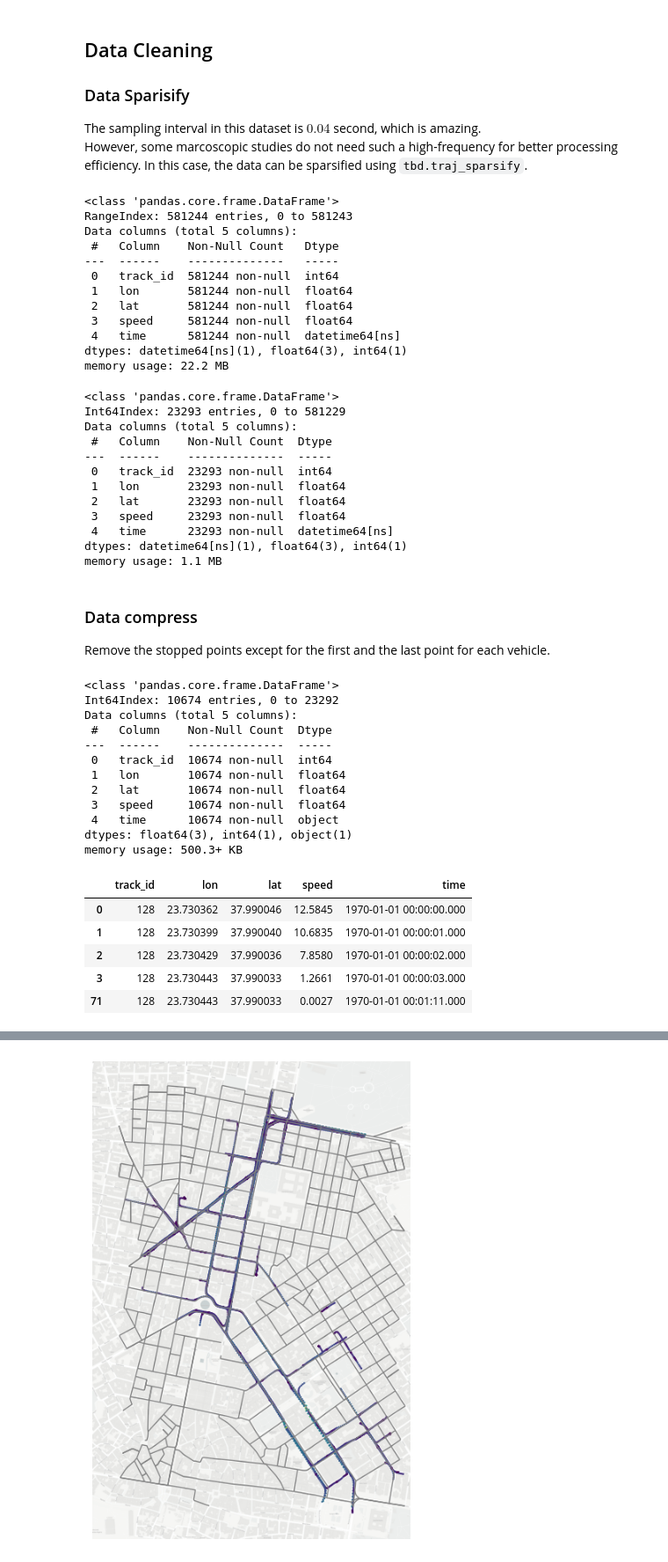
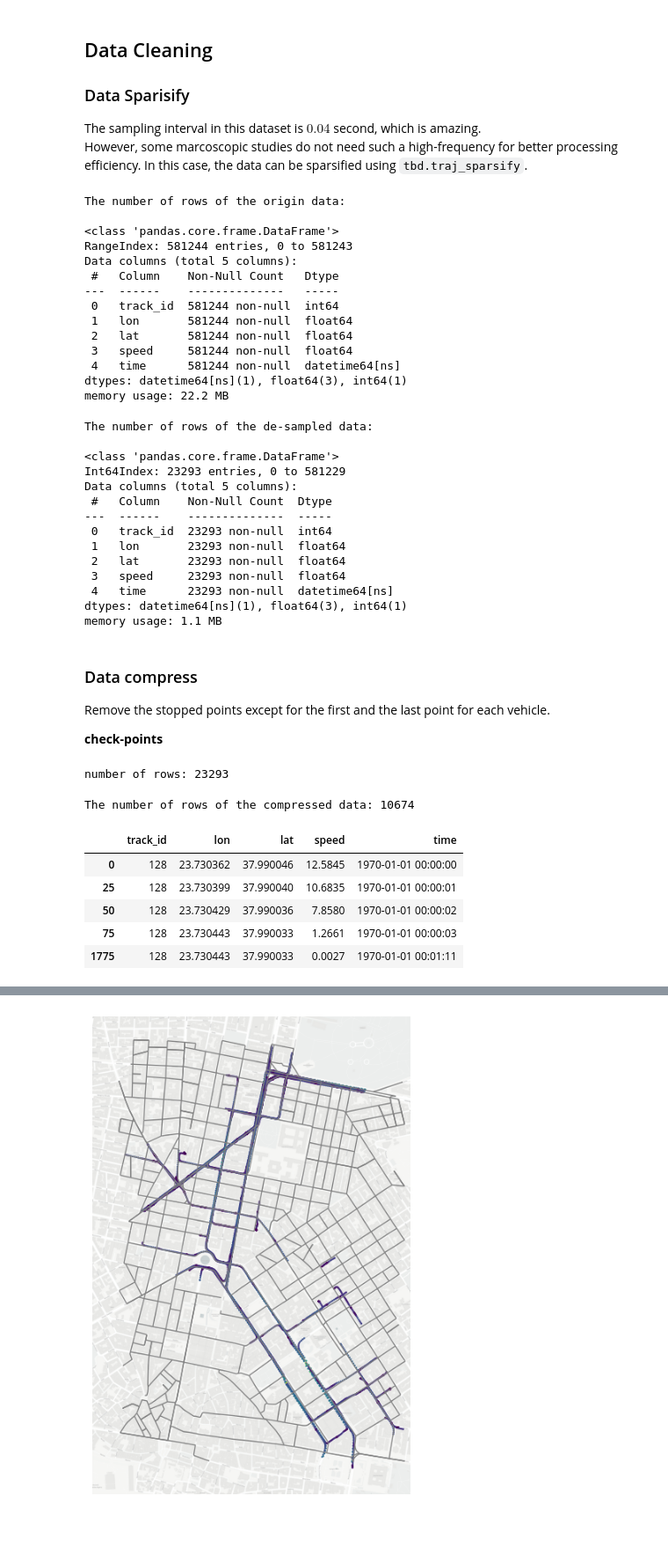
Before and after one commit to ni1o1/transbigdata, a Jupyter notebook: example/Example 4-pNEUMA trajectory dataset processing.ipynb, the cells around one changed output, grey strips where cells are left out. Shown at 88% size. Drawn from its saved outputs; the diff is of its cells as text; code cells hidden in the pictures; blank space fills up the shorter version.

```diff
--- a/example/Example 4-pNEUMA trajectory dataset processing.ipynb
+++ b/example/Example 4-pNEUMA trajectory dataset processing.ipynb
@@ -100,9 +110,12 @@ plt.axis('off');
 The sampling interval in this dataset is $0.04$ second, which is amazing.
 However, some marcoscopic studies do not need such a high-frequency for better processing efficiency. In this case, the data can be sparsified using `tbd.traj_sparsify`.
 # %%
-# the origin data
+# let's check the origin data again
+print('The number of rows of the origin data: \n')
 data.info()
 # %% [output]
+The number of rows of the origin data:
+
 <class 'pandas.core.frame.DataFrame'>
 RangeIndex: 581244 entries, 0 to 581243
 Data columns (total 5 columns):
@@ -116,12 +129,19 @@ Data columns (total 5 columns):
 dtypes: datetime64[ns](1), float64(3), int64(1)
 memory usage: 22.2 MB
 # %%
+# change the sampling frequency to 0.4 second
 data_sparsify = tbd.traj_sparsify(data,
                                   col=['track_id', 'time', 'lon', 'lat'],
                                   timegap=0.4,
                                   method='subsample') # do not using interpolate method
+print('The number of rows of the de-sampled data: \n')
 data_sparsify.info()
+
+# check-points (please do not activate the following code)
+# data_sparsify.to_csv('data/data_sparsify.csv', index=None)
 # %% [output]
+The number of rows of the de-sampled data:
+
 <class 'pandas.core.frame.DataFrame'>
 Int64Index: 23293 entries, 0 to 581229
 Data columns (total 5 columns):
@@ -140,30 +158,35 @@ data_sparsify.to_csv('data/data_sparsify.csv', index=None)
 ### Data compress
 
 Remove the stopped points except for the first and the last point for each vehicle.
+
+**check-points**
+# %%
+import transbigdata as tbd
+import pandas as pd
+import geopandas as gpd
+import matplotlib.pyplot as plt
+import osmnx as ox
+import os
+
+path = 'data/data_sparsify.csv'
+if os.path.exists(path):
+    data_sparsify = pd.read_csv('data/data_sparsify.csv')
+    print('number of rows:', len(data_sparsify))
+else:
+    print('no such a file, please check again')
+# %% [output]
+number of rows: 23293
 # %%
 # using TBD to clean the stopping points
-data_sparsify = pd.read_csv('data/data_sparsify.csv')
 data_sparsify_clean = tbd.clean_same(data_sparsify, col=['track_id', 'time', 'lon', 'lat'])
-data_sparsify_clean.info()
+print('The number of rows of the compressed data:', len(data_sparsify_clean))
+
+data_sparsify_clean.head()
 # %% [output]
-<class 'pandas.core.frame.DataFrame'>
-Int64Index: 10674 entries, 0 to 23292
-Data columns (total 5 columns):
- #   Column    Non-Null Count  Dtype
----  ------    --------------  -----
- 0   track_id  10674 non-null  int64
- 1   lon       10674 non-null  float64
- 2   lat       10674 non-null  float64
- 3   speed     10674 non-null  float64
- 4   time      10674 non-null  object
-dtypes: float64(3), int64(1), object(1)
-memory usage: 500.3+ KB
+The number of rows of the compressed data: 10674
+|  | track_id | lon | lat | speed | time |
+| 0 | 128 | 23.730362 | 37.990046 | 12.5845 | 1970-01-01 00:00:00 |
+| 25 | 128 | 23.730399 | 37.990040 | 10.6835 | 1970-01-01 00:00:01 |
+| 50 | 128 | 23.730429 | 37.990036 | 7.8580 | 1970-01-01 00:00:02 |
+| 75 | 128 | 23.730443 | 37.990033 | 1.2661 | 1970-01-01 00:00:03 |
+| 1775 | 128 | 23.730443 | 37.990033 | 0.0027 | 1970-01-01 00:01:11 |
-# %%
-data_sparsify_clean.head()
-# %% [output]
-|  | track_id | lon | lat | speed | time |
-| 0 | 128 | 23.730362 | 37.990046 | 12.5845 | 1970-01-01 00:00:00.000 |
-| 1 | 128 | 23.730399 | 37.990040 | 10.6835 | 1970-01-01 00:00:01.000 |
-| 2 | 128 | 23.730429 | 37.990036 | 7.8580 | 1970-01-01 00:00:02.000 |
-| 3 | 128 | 23.730443 | 37.990033 | 1.2661 | 1970-01-01 00:00:03.000 |
-| 71 | 128 | 23.730443 | 37.990033 | 0.0027 | 1970-01-01 00:01:11.000 |
```
Also changed, not shown: parts of 21 cells of this notebook.
